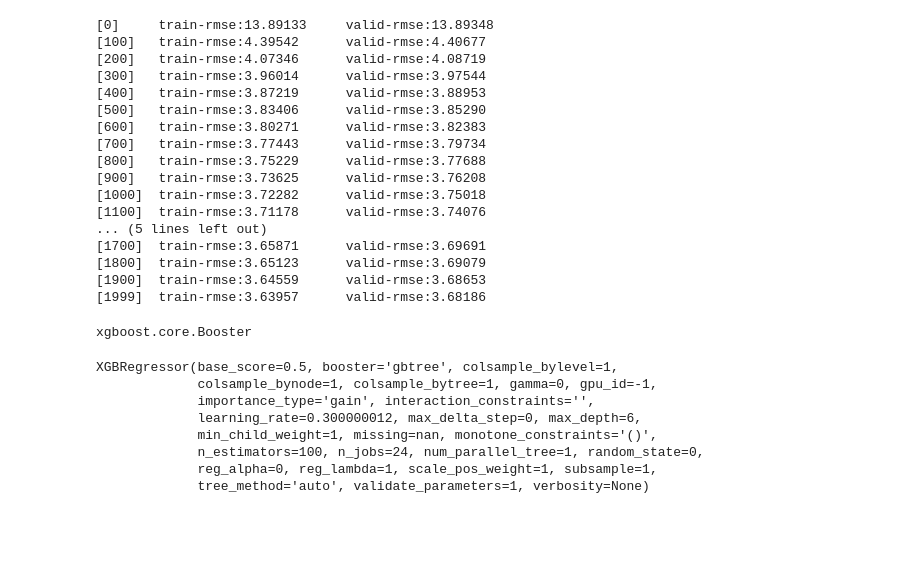
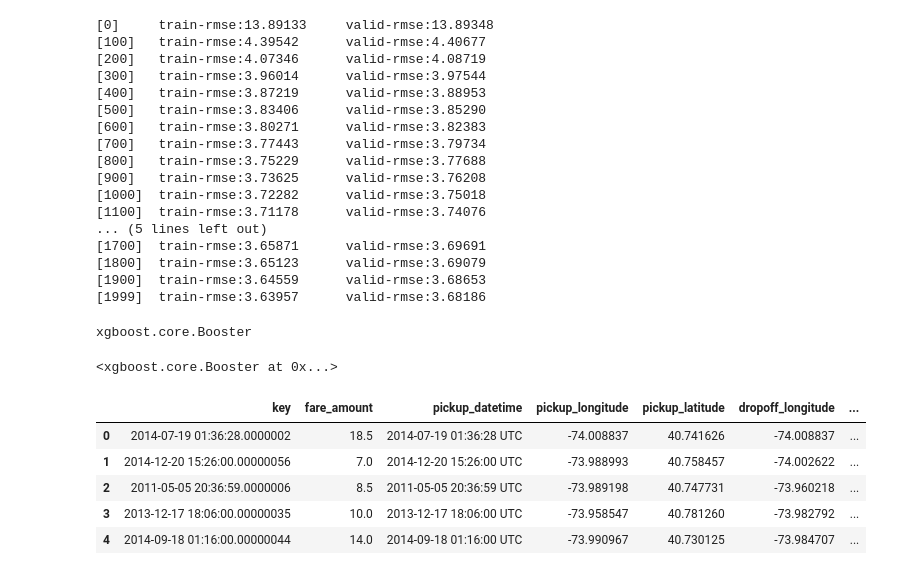
Before and after one commit to rppol/MLOps_GPU, a Jupyter notebook: notebooks/nyc-taxi-fare-gpu.ipynb, the cells around one changed output. Drawn from its saved outputs; the diff is of its cells as text; code cells hidden in the pictures; blank space fills up the shorter version.

```diff
--- a/notebooks/nyc-taxi-fare-gpu.ipynb
+++ b/notebooks/nyc-taxi-fare-gpu.ipynb
@@ -244,17 +252,21 @@ trained_model['booster'].save_model("xg_gpu.model")
 type(trained_model['booster'])
 # %% [output]
 xgboost.core.Booster
-# %%
-model2 = xgb.XGBRegressor()
-model2.load_model("xg_gpu.model")
-model2
-# %% [output]
-XGBRegressor(base_score=0.5, booster='gbtree', colsample_bylevel=1,
-             colsample_bynode=1, colsample_bytree=1, gamma=0, gpu_id=-1,
-             importance_type='gain', interaction_constraints='',
-             learning_rate=0.300000012, max_delta_step=0, max_depth=6,
-             min_child_weight=1, missing=nan, monotone_constraints='()',
-             n_estimators=100, n_jobs=24, num_parallel_tree=1, random_state=0,
-             reg_alpha=0, reg_lambda=1, scale_pos_weight=1, subsample=1,
-             tree_method='auto', validate_parameters=1, verbosity=None)
+# %%
+model = xgb.Booster()
+model.load_model("/home/nvidiatest/mlops_blog/saved_models/xgboost.model")
+model
+# %% [output]
+<xgboost.core.Booster at 0x...>
+# %%
+# prepare test set
+test = dask_cudf.read_csv('/home/nvidiatest/mlops_blog/data/test.csv')
+test.head()
+# %% [output]
+|  | key | fare_amount | pickup_datetime | pickup_longitude | pickup_latitude | dropoff_longitude | ... |
+| 0 | 2014-07-19 01:36:28.0000002 | 18.5 | 2014-07-19 01:36:28 UTC | -74.008837 | 40.741626 | -74.008837 | ... |
+| 1 | 2014-12-20 15:26:00.00000056 | 7.0 | 2014-12-20 15:26:00 UTC | -73.988993 | 40.758457 | -74.002622 | ... |
+| 2 | 2011-05-05 20:36:59.0000006 | 8.5 | 2011-05-05 20:36:59 UTC | -73.989198 | 40.747731 | -73.960218 | ... |
+| 3 | 2013-12-17 18:06:00.00000035 | 10.0 | 2013-12-17 18:06:00 UTC | -73.958547 | 40.781260 | -73.982792 | ... |
+| 4 | 2014-09-18 01:16:00.00000044 | 14.0 | 2014-09-18 01:16:00 UTC | -73.990967 | 40.730125 | -73.984707 | ... |
 # %%
```
Also changed, not shown: parts of 13 cells of this notebook, 30 other files.
